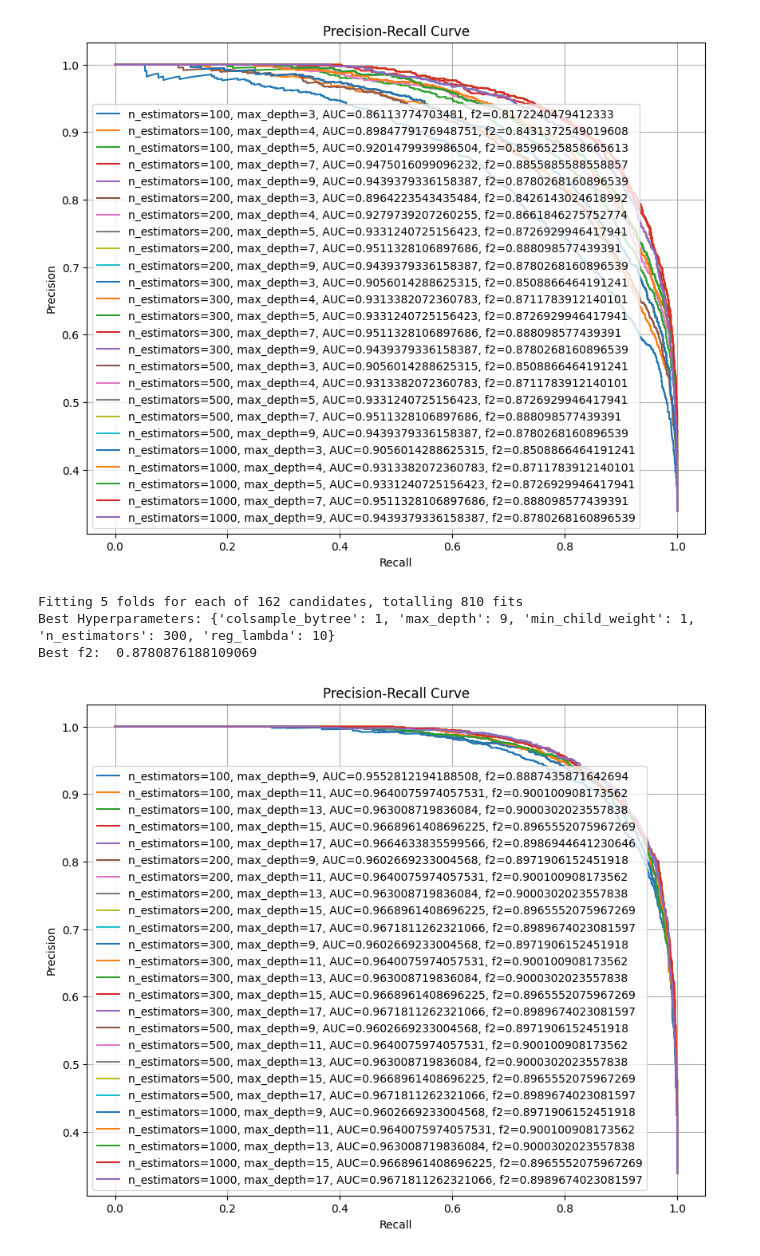
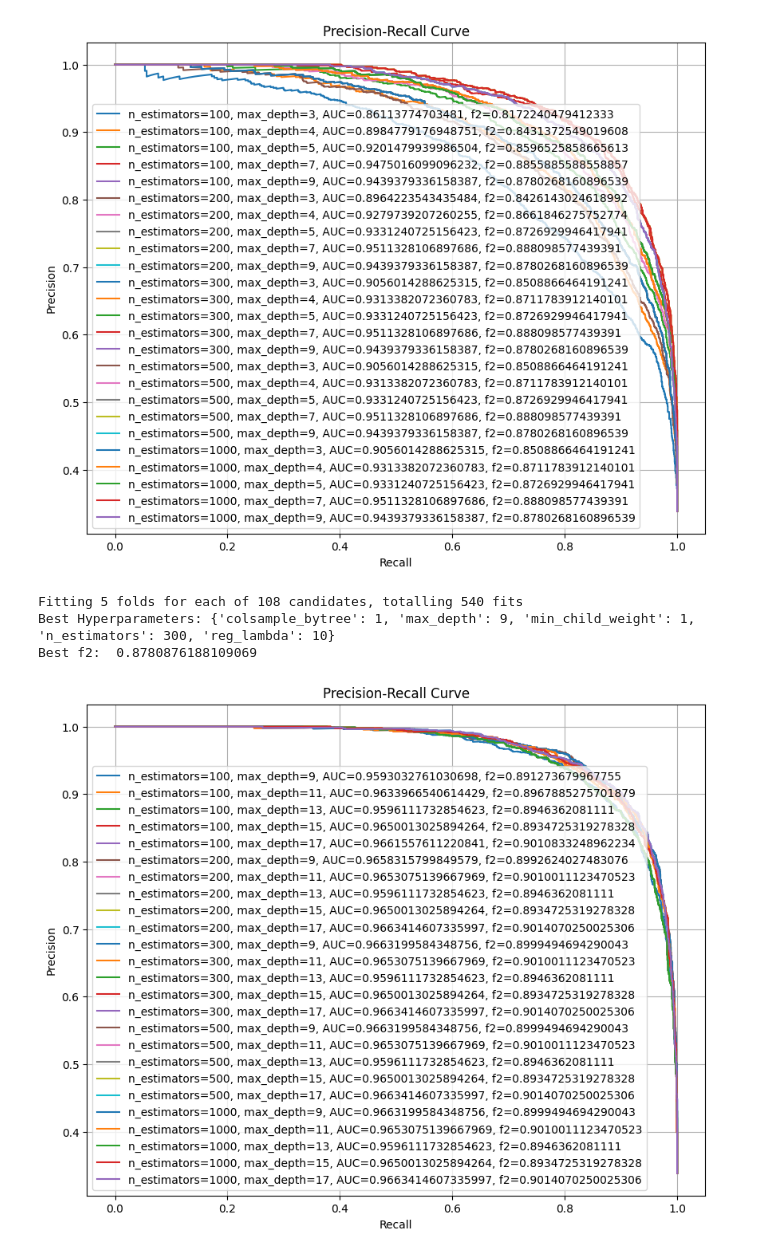
Before and after one commit to braeden-reinoso/Air-Toxin-Risk-in-Marginalized-Communities, a Jupyter notebook: Models/XGBoost/xgboost.ipynb, the cells around one changed output. Drawn from its saved outputs; the diff is of its cells as text; code cells hidden in the pictures.

```diff
--- a/Models/XGBoost/xgboost.ipynb
+++ b/Models/XGBoost/xgboost.ipynb
@@ -103,8 +103,7 @@ The train/val/test split percent is: 67.99835593916976 / 12.00164406083025 / 20.
 # we're training the scaler on the whole train + val set, to more easily compare with other models that aren't separating out a val set
 
 scaler = MinMaxScaler()
-scaler.fit(X_train_val)
-X_train_val = scaler.transform(X_train_val)
+scaler.fit(X_train)
 X_train = scaler.transform(X_train)
 X_val = scaler.transform(X_val)
 X_test = scaler.transform(X_test)
@@ -214,13 +214,13 @@ plt.show()
 # %%
 # gridsearchCV to help tune hyperparameters
 # for our first grid search, we'll try some regularization to see if we can increase n_estimators and max_depth
-# looks like we should try increasing max_depth with colsample_bytree=0.9, min_child_weight=2, and reg_lambda=10
+# looks like we should try increasing n_estimators and max_depth with reg_lambda=10
 
 xgb_clf = xgboost.XGBClassifier(objective='binary:logistic', missing=-999, seed=201, scale_pos_weight=2, learning_rate=0.3)
 
 f2_scorer = make_scorer(fbeta_score, beta=2)
 param_grid = {
-    'n_estimators' : [100,200,300],
+    'n_estimators' : [200,300],
     'max_depth' : [7,9],
     'min_child_weight' : [1,2,3],
     'colsample_bytree' : [0.8,0.9,1],
@@ -234,43 +234,43 @@ grid_search.fit(X_train,y_train)
 print("Best Hyperparameters:", grid_search.best_params_)
 print("Best f2: ", grid_search.best_score_)
 # %% [output]
-Fitting 5 folds for each of 162 candidates, totalling 810 fits
+Fitting 5 folds for each of 108 candidates, totalling 540 fits
 Best Hyperparameters: {'colsample_bytree': 1, 'max_depth': 9, 'min_child_weight': 1, 'n_estimators': 300, 'reg_lambda': 10}
 Best f2:  0.8780876188109069
 # %%
 # now that we have some regularization, let's see how far we can increase max_depth and n_estimators
-# looks like (100,13) has the best f2 and (200,17) has the best AUC-PR
+# looks like (200,17) is the best, but that's pretty high, so we'll examine further in gridsearch
 
 n_estimators_values = [100,200,300,500,1000]
 max_depth_values = [9,11,13,15,17]
 
 plt.figure(figsize=(10,8))
 
 for n in n_estimators_values:
     for m in max_depth_values:
-        xgb_clf_nm = xgboost.XGBClassifier(objective='binary:logistic', missing=-999, seed=201, scale_pos_weight=2, learning_rate=0.3, colsample_bytree=0.9, reg_lambda=10, min_child_weight=2, n_estimators=n, max_depth=m)
+        xgb_clf_nm = xgboost.XGBClassifier(objective='binary:logistic', missing=-999, seed=201, scale_pos_weight=2, learning_rate=0.3, reg_lambda=10, n_estimators=n, max_depth=m)
         xgb_clf_nm = xgb_clf_nm.fit(
             X_train,
             y_train,
             verbose=False,
             eval_metric = f2_eval,
             eval_set = [(X_val, y_val)],
             early_stopping_rounds = 20,
         )
         y_prob = xgb_clf_nm.predict_proba(X_val)[:,1]
         precision, recall, _ = precision_recall_curve(y_val, y_prob)
         auc_score = auc(recall, precision)
 
         y_pred = xgb_clf_nm.predict(X_val)
         f2 = fbeta_score(y_val, y_pred, beta=2)
 
         plt.plot(recall, precision, label = f'n_estimators={n}, max_depth={m}, AUC={auc_score}, f2={f2}')
 
 plt.xlabel('Recall')
 plt.ylabel('Precision')
 plt.title('Precision-Recall Curve')
 plt.legend()
 plt.grid(True)
 plt.show()
 # %% [output]
-[figure, old version]
+[figure, new version]
```
Also changed, not shown: parts of 7 cells of this notebook.
